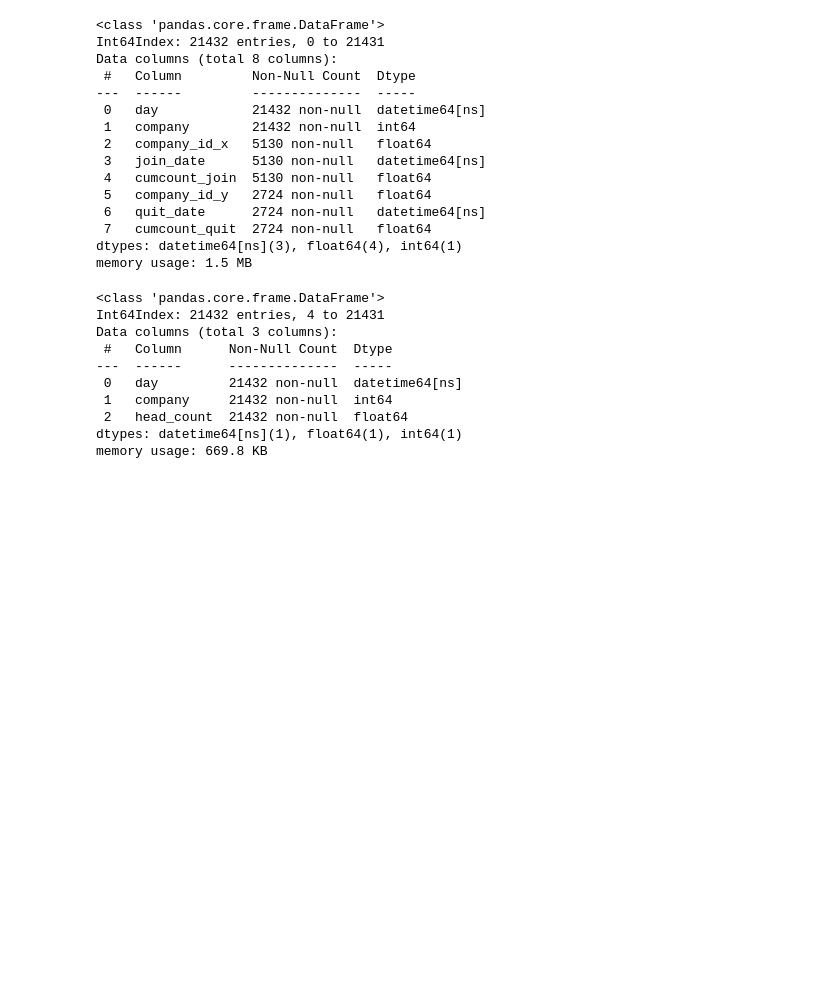
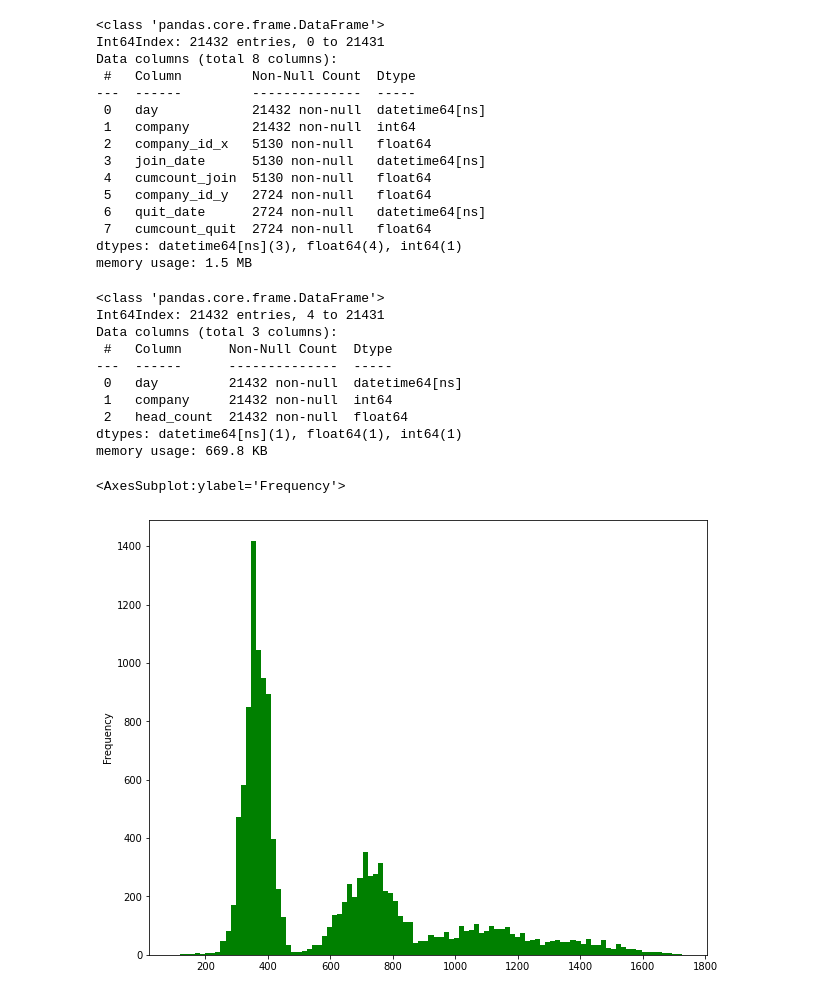
Before and after one commit to menghe2727/data_science, a Jupyter notebook: employee_retention/employee_retention.ipynb, the cells around one changed output. Cells and saved outputs as stored; diff of their text form; code cells hidden in the pictures; blank space fills up the shorter version.

```diff
--- a/employee_retention/employee_retention.ipynb
+++ b/employee_retention/employee_retention.ipynb
@@ -233,3 +235,10 @@ Data columns (total 3 columns):
  2   head_count  21432 non-null  float64
 dtypes: datetime64[ns](1), float64(1), int64(1)
 memory usage: 669.8 KB
+# %%
+#try to understand employee retention, plot the frequency plot for employee was employed.
+employed_length = data['duration'].dropna()
+employed_length.plot.hist(column=['duration'], figsize = (10,8), bins =100, color='green')
+# %% [output]
+<AxesSubplot:ylabel='Frequency'>
+[figure, added]
```
Also changed, not shown: parts of 2 cells of this notebook.
